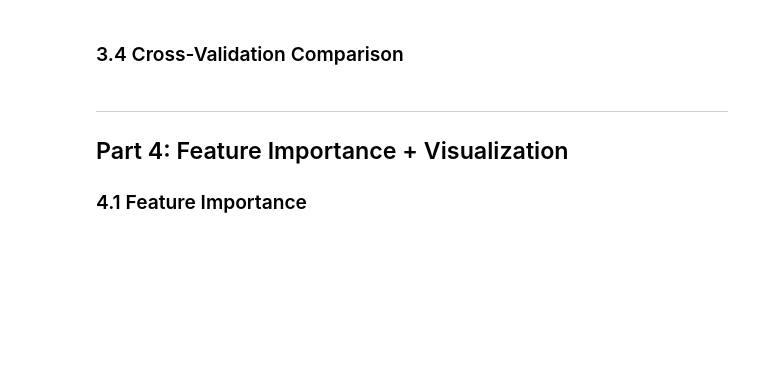
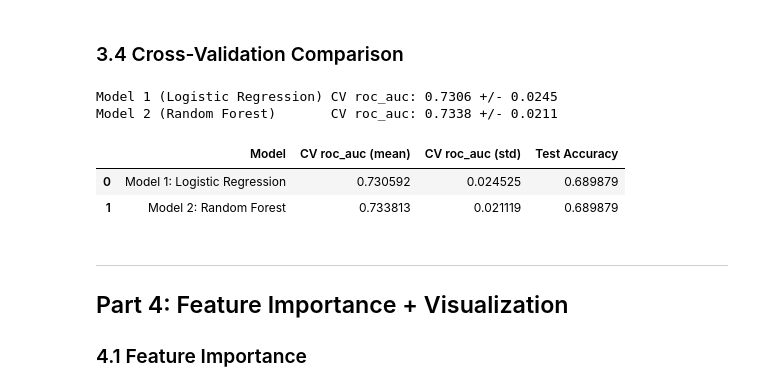
Before and after one commit to mke27/ECON3916_Final, a Jupyter notebook: 3916final_project_initial.ipynb, the cells around one changed output. Cells and saved outputs as stored; diff of their text form; code cells hidden in the pictures; blank space fills up the shorter version.

```diff
--- a/3916final_project_initial.ipynb
+++ b/3916final_project_initial.ipynb
@@ -432,25 +448,30 @@ Accuracy: 0.6899
 # %%
 # ============================================================
 # 3.4 Cross-validation (Ch 15)
 # ============================================================
 
-# # Choose scoring: 'accuracy', 'f1', 'roc_auc' (classification)
-# #                  'neg_mean_squared_error', 'r2' (regression)
-# scoring = 'accuracy'
-#
-# cv_1 = cross_val_score(model_1, X_train, y_train, cv=5, scoring=scoring)
-# cv_2 = cross_val_score(model_2, X_train, y_train, cv=5, scoring=scoring)
-#
-# print(f'Model 1 CV {scoring}: {cv_1.mean():.4f} +/- {cv_1.std():.4f}')
-# print(f'Model 2 CV {scoring}: {cv_2.mean():.4f} +/- {cv_2.std():.4f}')
-#
-# # Comparison table
-# comparison = pd.DataFrame({
-#     'Model': ['Model 1 (Baseline)', 'Model 2 (Your Choice)'],
-#     f'CV {scoring} (mean)': [cv_1.mean(), cv_2.mean()],
-#     f'CV {scoring} (std)': [cv_1.std(), cv_2.std()],
-# })
-# comparison
+scoring = 'roc_auc'  # AUC is more informative than accuracy for this problem
+
+cv_1 = cross_val_score(model_1, X_train, y_train, cv=5, scoring=scoring)
+cv_2 = cross_val_score(model_2, X_train, y_train, cv=5, scoring=scoring)
+
+print(f'Model 1 (Logistic Regression) CV {scoring}: {cv_1.mean():.4f} +/- {cv_1.std():.4f}')
+print(f'Model 2 (Random Forest)       CV {scoring}: {cv_2.mean():.4f} +/- {cv_2.std():.4f}')
+
+# Comparison table
+comparison = pd.DataFrame({
+    'Model': ['Model 1: Logistic Regression', 'Model 2: Random Forest'],
+    f'CV {scoring} (mean)': [cv_1.mean(), cv_2.mean()],
+    f'CV {scoring} (std)': [cv_1.std(), cv_2.std()],
+    'Test Accuracy': [accuracy_score(y_test, y_pred_1), accuracy_score(y_test, y_pred_2)]
+})
+comparison
+# %% [output]
+Model 1 (Logistic Regression) CV roc_auc: 0.7306 +/- 0.0245
+Model 2 (Random Forest)       CV roc_auc: 0.7338 +/- 0.0211
+|  | Model | CV roc_auc (mean) | CV roc_auc (std) | Test Accuracy |
+| 0 | Model 1: Logistic Regression | 0.730592 | 0.024525 | 0.689879 |
+| 1 | Model 2: Random Forest | 0.733813 | 0.021119 | 0.689879 |
 # %% [markdown]
 ---
 ## Part 4: Feature Importance + Visualization
```
Also changed, not shown: parts of 9 cells of this notebook, 2 other files.
